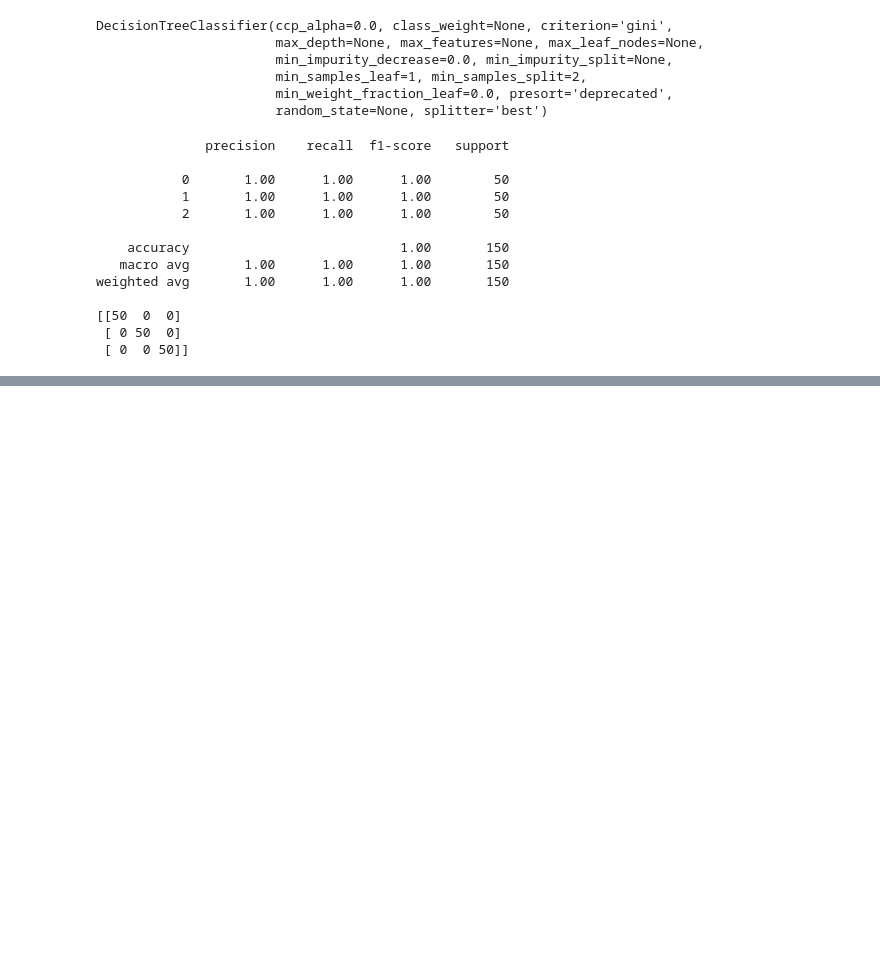
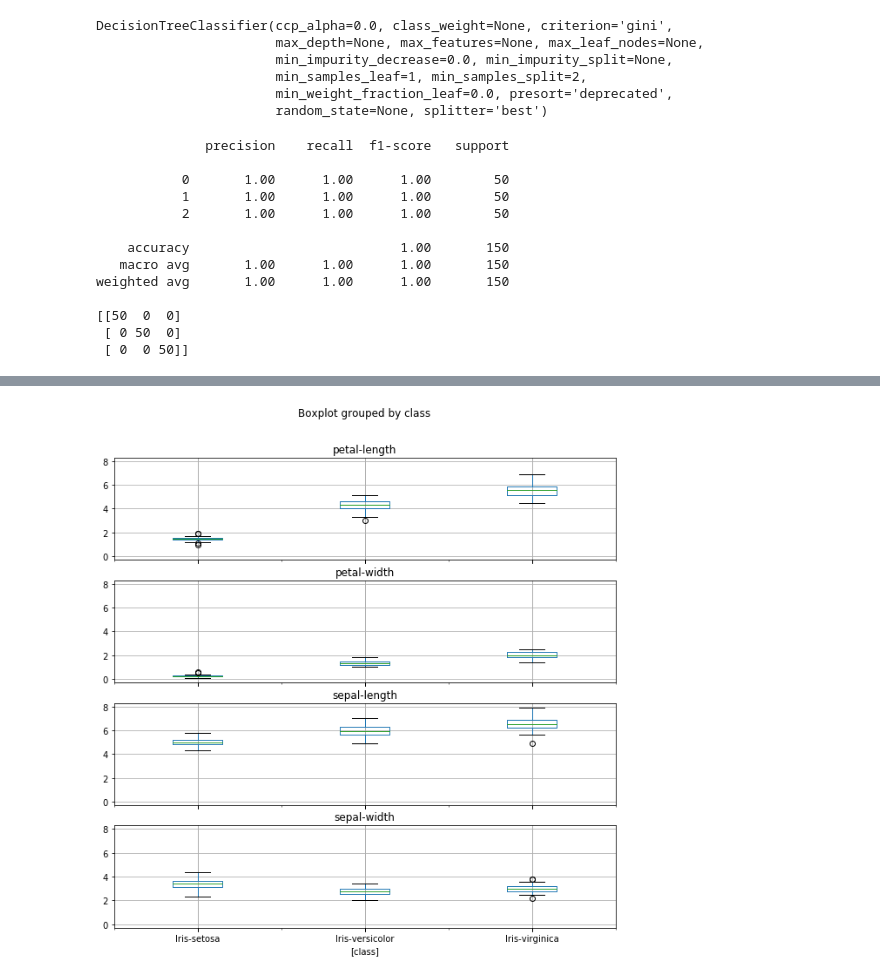
Before and after one commit to kevin0634/ScikitLearnPython, a Jupyter notebook: pythonBasics/pythonIntro.ipynb, the cells around one changed output, grey strips where cells are left out. Saved outputs shown, nothing was run; the diff lists cells and outputs as text; code cells hidden in the pictures; blank space fills up the shorter version.

```diff
--- a/pythonBasics/pythonIntro.ipynb
+++ b/pythonBasics/pythonIntro.ipynb
@@ -48,0 +231,7 @@ weighted avg       1.00      1.00      1.00       150
+# %%
+# boxplot of attributes for each class
+
+dataset.boxplot(by='class',layout=(4,1),figsize=(10,10))
+pyplot.show()
+# %% [output]
+[figure, added]
```
Also changed, not shown: parts of 30 cells of this notebook.
